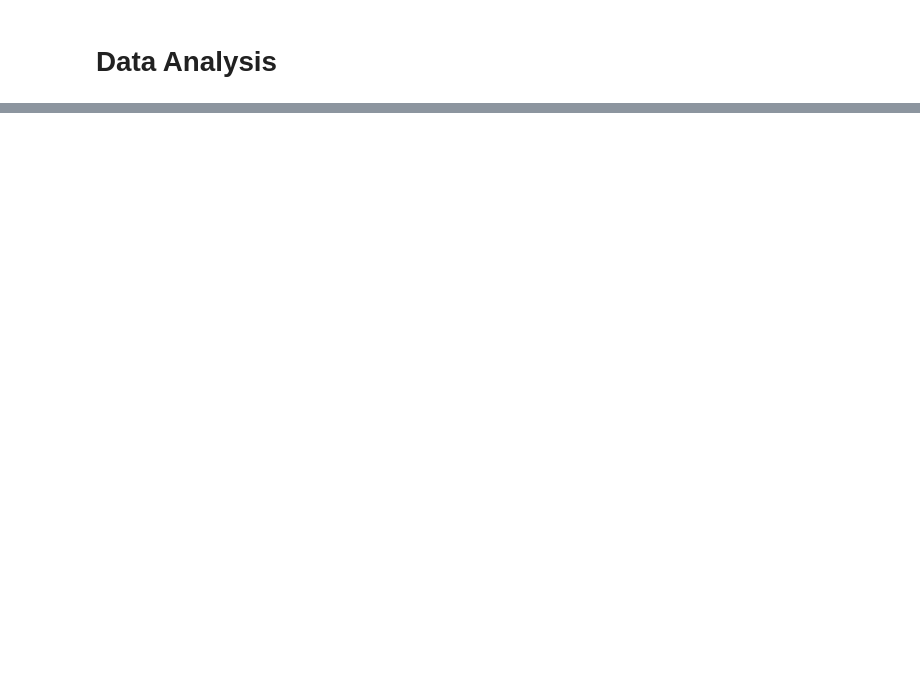
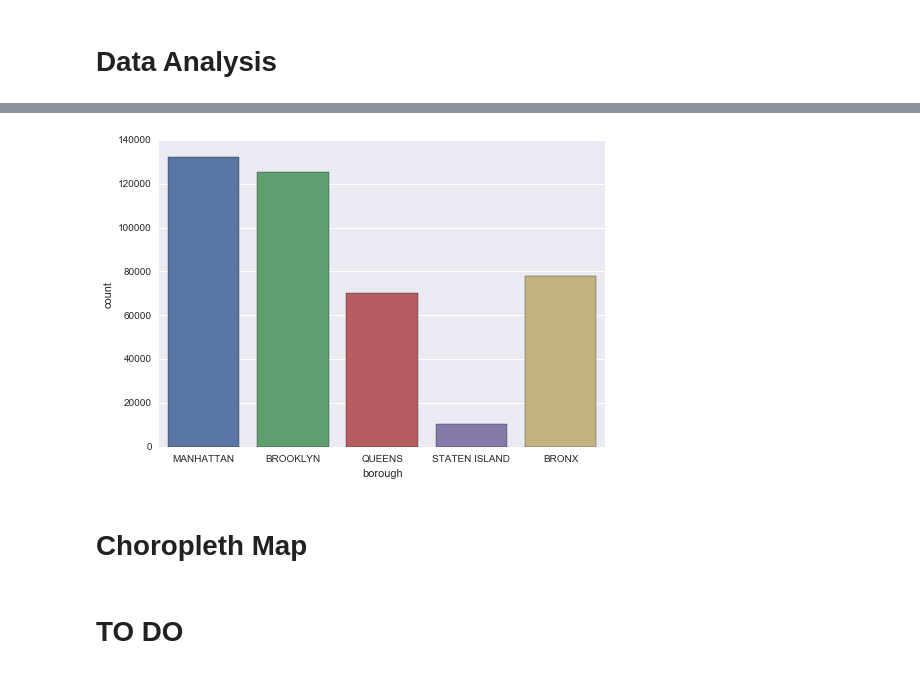
Before and after one commit to JoshuaAcosta/NYC-311-Noise-Complaints, a Jupyter notebook: 311 Noise Complaints.ipynb, the cells around one changed output, grey strips where cells are left out. Cells and saved outputs as stored; diff of their text form; code cells hidden in the pictures; blank space fills up the shorter version.

```diff
--- a/311 Noise Complaints.ipynb
+++ b/311 Noise Complaints.ipynb
@@ -181,0 +156,7 @@ array(['Noise', 'Noise - Vehicle', 'Noise - Commercial',
+# %%
+#count by borough
+agency_count = sns.countplot(x="borough", data=noise_df)
+# %% [output]
+[figure, added]
+# %% [markdown]
+# Choropleth Map
@@ -182 +181,3 @@ array(['Noise', 'Noise - Vehicle', 'Noise - Commercial',
+# %% [markdown]
+# TO DO
 # %%
```
Also changed, not shown: parts of 11 cells of this notebook.
